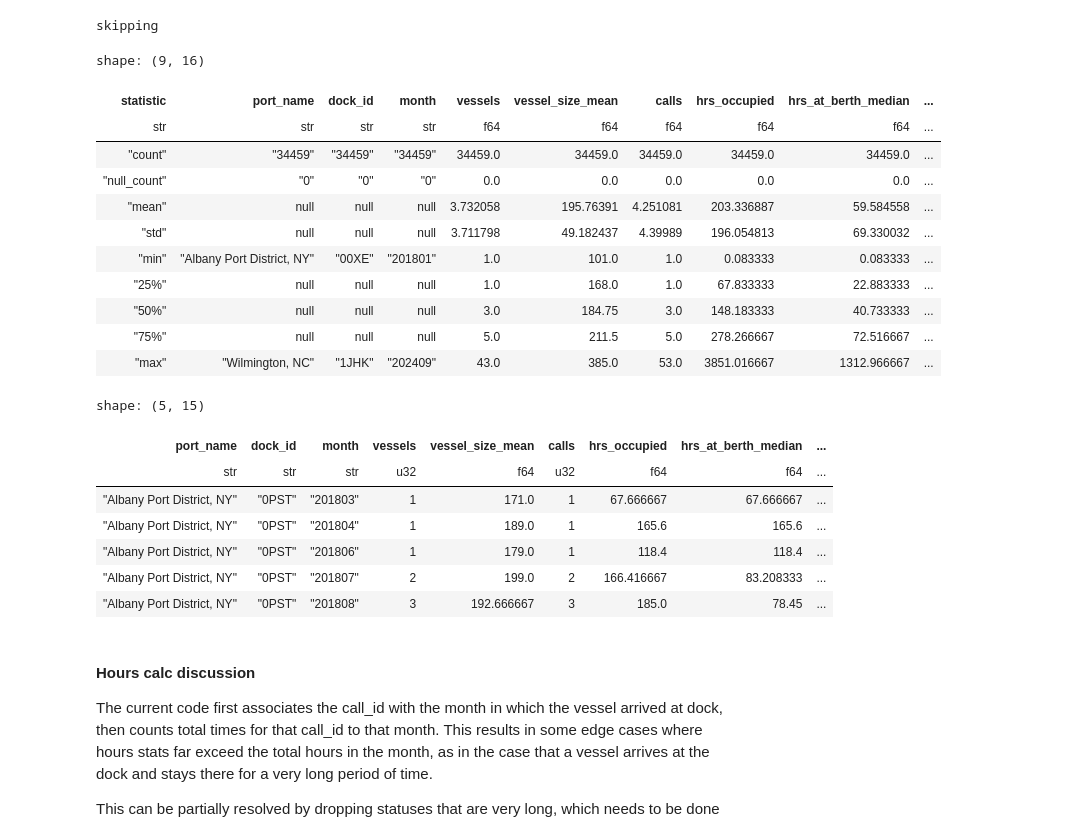
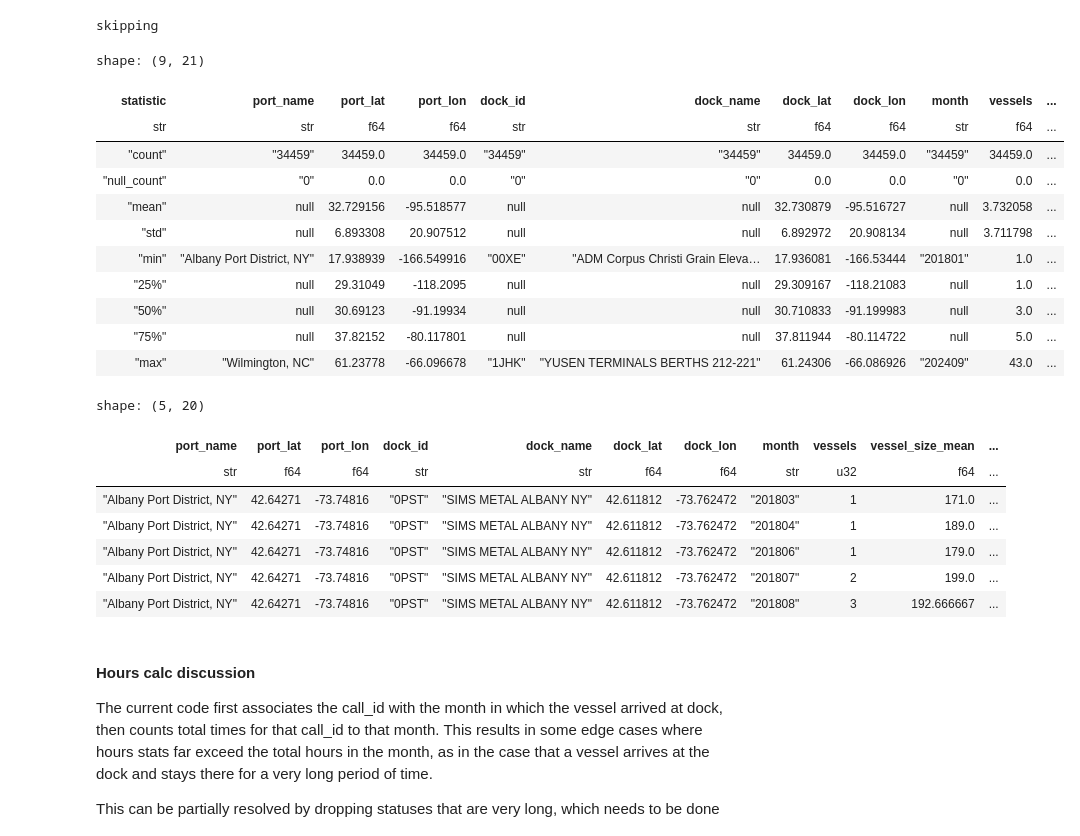
Before and after one commit to epistemetrica/Port-Performance-Project, a Jupyter notebook: port_stats.ipynb, the cells around one changed output. Cells and saved outputs as stored; diff of their text form; code cells hidden in the pictures.

```diff
--- a/port_stats.ipynb
+++ b/port_stats.ipynb
@@ -69,10 +69,16 @@ calls_df = (
     .agg(
         #port name
         port_name = pl.first('port_name'),
+        #port lat and lon
+        port_lat = pl.first('port_lat'),
+        port_lon = pl.first('port_lon'),
         #dock name
         dock_name = pl.first('dock_name'),
         #dock_id
         dock_id = pl.first('dock_id'),
+        #dock lat and lon
+        dock_lat = pl.first('dock_lat'),
+        dock_lon = pl.first('dock_lon'),
         #vessel imo
         imo = pl.first('imo'),
         #vessel size
@@ -316,7 +322,7 @@ for call in calls_df.select('call_id').unique().to_series():
 skipping
 # %%
 #create monthly stats dataframe
-monththly_df = (
+monthly_df = (
     calls_df
     #get month from docking time
     .with_columns(
@@ -324,7 +330,9 @@ monththly_df = (
         month = pl.col('time_arrival').dt.strftime('%Y%m')
     )
     #group by port dock and month
-    .group_by(['port_name', 'dock_id', 'month'])
+    .group_by(['port_name', 'port_lat', 'port_lon',
+               'dock_id', 'dock_name', 'dock_lat', 'dock_lon',
+               'month'])
     .agg(
         #count number of vessels
         vessels = pl.n_unique('imo'),
@@ -342,55 +350,55 @@ monththly_df = (
         #time in port waters
         hrs_in_port_waters_total = pl.sum('hrs_in_port_waters'),
         hrs_in_port_waters_mean = pl.mean('hrs_in_port_waters'),
         hrs_in_port_waters_median = pl.median('hrs_in_port_waters')
     )
     #get hours from each month
     .with_columns(
         hrs_in_month = (
             pl.when(pl.col('month').str.tail(2).is_in(['01', '03', '05', '07',
                                                        '08', '10', '12']))
             .then(31*24)
             .when(pl.col('month').str.tail(2).is_in(['04', '06', '09', '11']))
             .then(30*24)
             .otherwise(28*24)
         )
     )
     .with_columns(
         #dock utilization - percentage of time a dock is occupied
         utilization = (
             pl.col('hrs_occupied')/pl.col('hrs_in_month')
         )
     )
     #drop hours in month
     .drop('hrs_in_month')
     #sort by port dock then month
     .sort(['port_name', 'dock_id', 'month'])
 )
 
 #inspect
-display(monththly_df.describe())
-monththly_df.head()
+display(monthly_df.describe())
+monthly_df.head()
 # %% [output]
-shape: (9, 16)
+shape: (9, 21)
-| statistic | port_name | dock_id | month | vessels | vessel_size_mean | calls | hrs_occupied | hrs_at_berth_median | ... |
-| str | str | str | str | f64 | f64 | f64 | f64 | f64 | ... |
-| "count" | "34459" | "34459" | "34459" | 34459.0 | 34459.0 | 34459.0 | 34459.0 | 34459.0 | ... |
-| "null_count" | "0" | "0" | "0" | 0.0 | 0.0 | 0.0 | 0.0 | 0.0 | ... |
-| "mean" | null | null | null | 3.732058 | 195.76391 | 4.251081 | 203.336887 | 59.584558 | ... |
-| "std" | null | null | null | 3.711798 | 49.182437 | 4.39989 | 196.054813 | 69.330032 | ... |
-| "min" | "Albany Port District, NY" | "00XE" | "201801" | 1.0 | 101.0 | 1.0 | 0.083333 | 0.083333 | ... |
-| "25%" | null | null | null | 1.0 | 168.0 | 1.0 | 67.833333 | 22.883333 | ... |
-| "50%" | null | null | null | 3.0 | 184.75 | 3.0 | 148.183333 | 40.733333 | ... |
-| "75%" | null | null | null | 5.0 | 211.5 | 5.0 | 278.266667 | 72.516667 | ... |
-| "max" | "Wilmington, NC" | "1JHK" | "202409" | 43.0 | 385.0 | 53.0 | 3851.016667 | 1312.966667 | ... |
+| statistic | port_name | port_lat | port_lon | dock_id | dock_name | dock_lat | dock_lon | month | vessels | ... |
+| str | str | f64 | f64 | str | str | f64 | f64 | str | f64 | ... |
+| "count" | "34459" | 34459.0 | 34459.0 | "34459" | "34459" | 34459.0 | 34459.0 | "34459" | 34459.0 | ... |
+| "null_count" | "0" | 0.0 | 0.0 | "0" | "0" | 0.0 | 0.0 | "0" | 0.0 | ... |
+| "mean" | null | 32.729156 | -95.518577 | null | null | 32.730879 | -95.516727 | null | 3.732058 | ... |
+| "std" | null | 6.893308 | 20.907512 | null | null | 6.892972 | 20.908134 | null | 3.711798 | ... |
+| "min" | "Albany Port District, NY" | 17.938939 | -166.549916 | "00XE" | "ADM Corpus Christi Grain Eleva… | 17.936081 | -166.53444 | "201801" | 1.0 | ... |
+| "25%" | null | 29.31049 | -118.2095 | null | null | 29.309167 | -118.21083 | null | 1.0 | ... |
+| "50%" | null | 30.69123 | -91.19934 | null | null | 30.710833 | -91.199983 | null | 3.0 | ... |
+| "75%" | null | 37.82152 | -80.117801 | null | null | 37.811944 | -80.114722 | null | 5.0 | ... |
+| "max" | "Wilmington, NC" | 61.23778 | -66.096678 | "1JHK" | "YUSEN TERMINALS BERTHS 212-221" | 61.24306 | -66.086926 | "202409" | 43.0 | ... |
-shape: (5, 15)
+shape: (5, 20)
-| port_name | dock_id | month | vessels | vessel_size_mean | calls | hrs_occupied | hrs_at_berth_median | ... |
-| str | str | str | u32 | f64 | u32 | f64 | f64 | ... |
-| "Albany Port District, NY" | "0PST" | "201803" | 1 | 171.0 | 1 | 67.666667 | 67.666667 | ... |
-| "Albany Port District, NY" | "0PST" | "201804" | 1 | 189.0 | 1 | 165.6 | 165.6 | ... |
-| "Albany Port District, NY" | "0PST" | "201806" | 1 | 179.0 | 1 | 118.4 | 118.4 | ... |
-| "Albany Port District, NY" | "0PST" | "201807" | 2 | 199.0 | 2 | 166.416667 | 83.208333 | ... |
-| "Albany Port District, NY" | "0PST" | "201808" | 3 | 192.666667 | 3 | 185.0 | 78.45 | ... |
+| port_name | port_lat | port_lon | dock_id | dock_name | dock_lat | dock_lon | month | vessels | vessel_size_mean | ... |
+| str | f64 | f64 | str | str | f64 | f64 | str | u32 | f64 | ... |
+| "Albany Port District, NY" | 42.64271 | -73.74816 | "0PST" | "SIMS METAL ALBANY NY" | 42.611812 | -73.762472 | "201803" | 1 | 171.0 | ... |
+| "Albany Port District, NY" | 42.64271 | -73.74816 | "0PST" | "SIMS METAL ALBANY NY" | 42.611812 | -73.762472 | "201804" | 1 | 189.0 | ... |
+| "Albany Port District, NY" | 42.64271 | -73.74816 | "0PST" | "SIMS METAL ALBANY NY" | 42.611812 | -73.762472 | "201806" | 1 | 179.0 | ... |
+| "Albany Port District, NY" | 42.64271 | -73.74816 | "0PST" | "SIMS METAL ALBANY NY" | 42.611812 | -73.762472 | "201807" | 2 | 199.0 | ... |
+| "Albany Port District, NY" | 42.64271 | -73.74816 | "0PST" | "SIMS METAL ALBANY NY" | 42.611812 | -73.762472 | "201808" | 3 | 192.666667 | ... |
 # %% [markdown]
 #### Hours calc discussion
 
```
Also changed, not shown: parts of 6 cells of this notebook.
